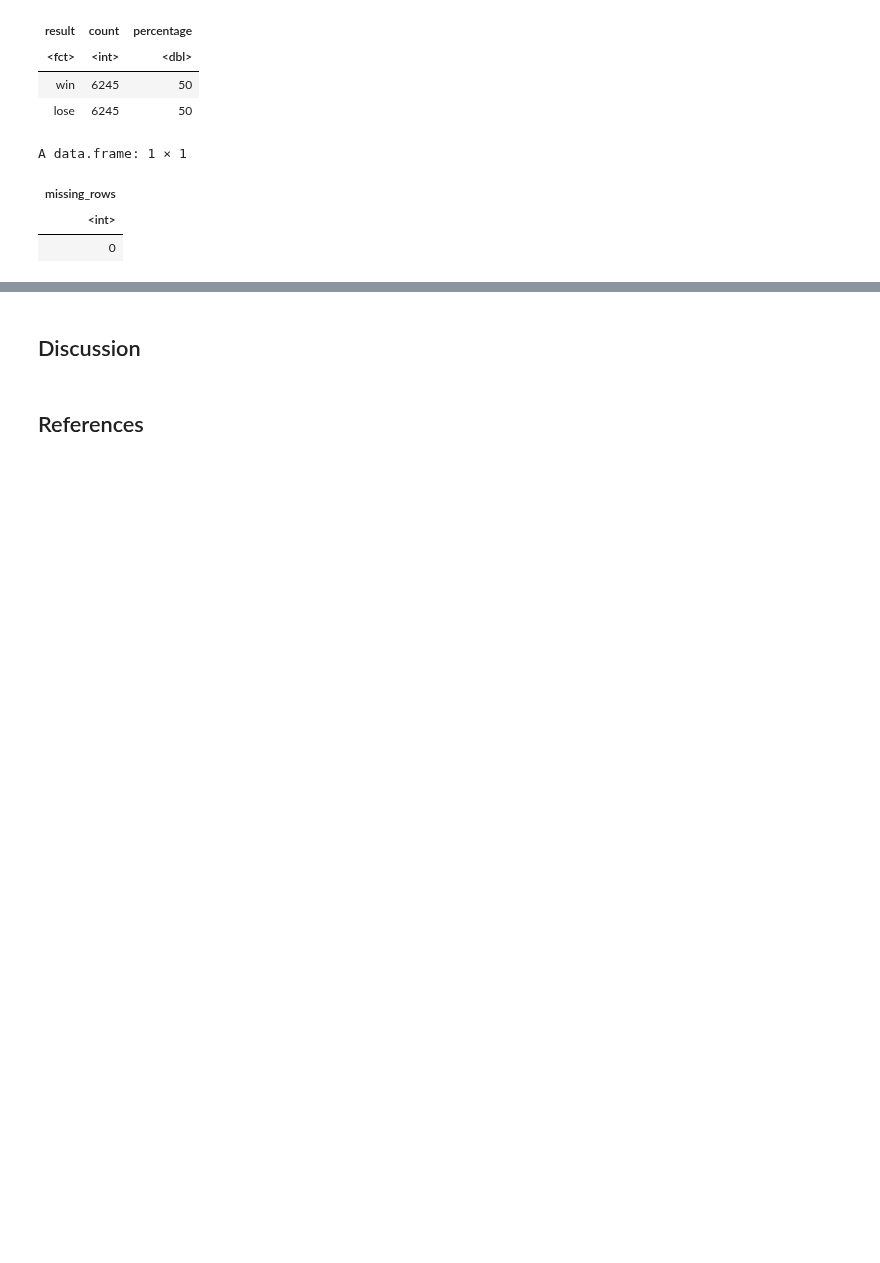
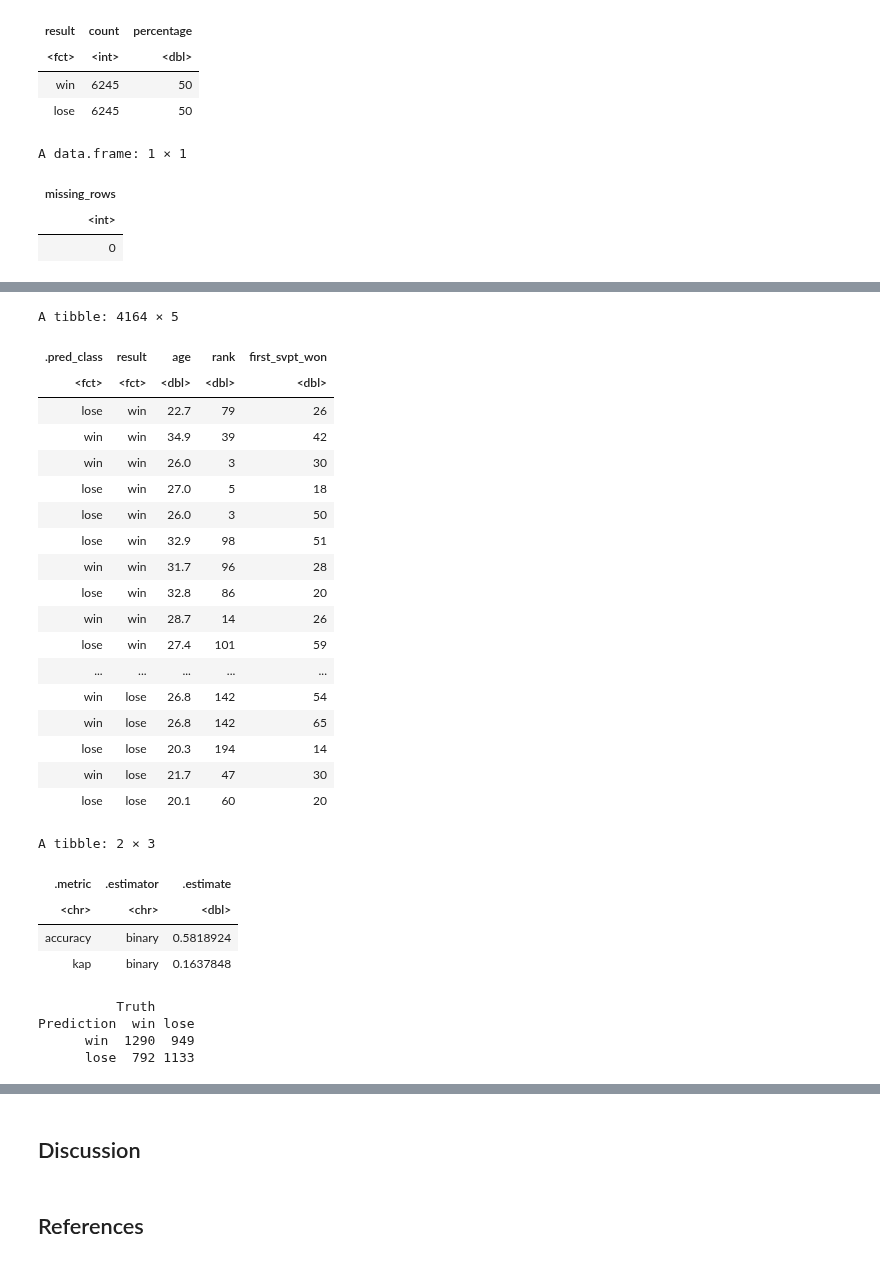
Before and after one commit to EllaShi7/DSCI-100-2022w2-Group-42-Project, a Jupyter notebook: Group_Project_Report.ipynb, the cells around one changed output, grey strips where cells are left out. Drawn from its saved outputs; the diff is of its cells as text; code cells hidden in the pictures; blank space fills up the shorter version.

```diff
--- a/Group_Project_Report.ipynb
+++ b/Group_Project_Report.ipynb
@@ -325,0 +326,58 @@ A tibble: 20 × 7
+# %%
+
+#We choose K = 21
+
+atp_spec <- nearest_neighbor(weight_func = "rectangular", neighbors = 21) |>
+            set_engine("kknn") |>
+            set_mode("classification")
+
+atp_fit <- workflow() |>
+           add_recipe(atp_recipe) |>
+           add_model(atp_spec) |>
+           fit(data = atp_train)
+
+atp_predictions <- predict(atp_fit, atp_test) |>
+     bind_cols(atp_test)
+
+atp_metrics <- atp_predictions |>
+     metrics(truth = result, estimate = .pred_class)
+
+atp_conf_mat <- atp_predictions |>
+     conf_mat(truth = result, estimate = .pred_class)
+
+
+
+atp_predictions
+
+atp_metrics
+
+atp_conf_mat
+# %% [output]
+A tibble: 4164 × 5
+| .pred_class | result | age | rank | first_svpt_won |
+| <fct> | <fct> | <dbl> | <dbl> | <dbl> |
+| lose | win | 22.7 | 79 | 26 |
+| win | win | 34.9 | 39 | 42 |
+| win | win | 26.0 | 3 | 30 |
+| lose | win | 27.0 | 5 | 18 |
+| lose | win | 26.0 | 3 | 50 |
+| lose | win | 32.9 | 98 | 51 |
+| win | win | 31.7 | 96 | 28 |
+| lose | win | 32.8 | 86 | 20 |
+| win | win | 28.7 | 14 | 26 |
+| lose | win | 27.4 | 101 | 59 |
+| ... | ... | ... | ... | ... |
+| win | lose | 26.8 | 142 | 54 |
+| win | lose | 26.8 | 142 | 65 |
+| lose | lose | 20.3 | 194 | 14 |
+| win | lose | 21.7 | 47 | 30 |
+| lose | lose | 20.1 | 60 | 20 |
+A tibble: 2 × 3
+| .metric | .estimator | .estimate |
+| <chr> | <chr> | <dbl> |
+| accuracy | binary | 0.5818924 |
+| kap | binary | 0.1637848 |
+          Truth
+Prediction  win lose
+      win  1290  949
+      lose  792 1133
```
Also changed, not shown: parts of 4 cells of this notebook.
